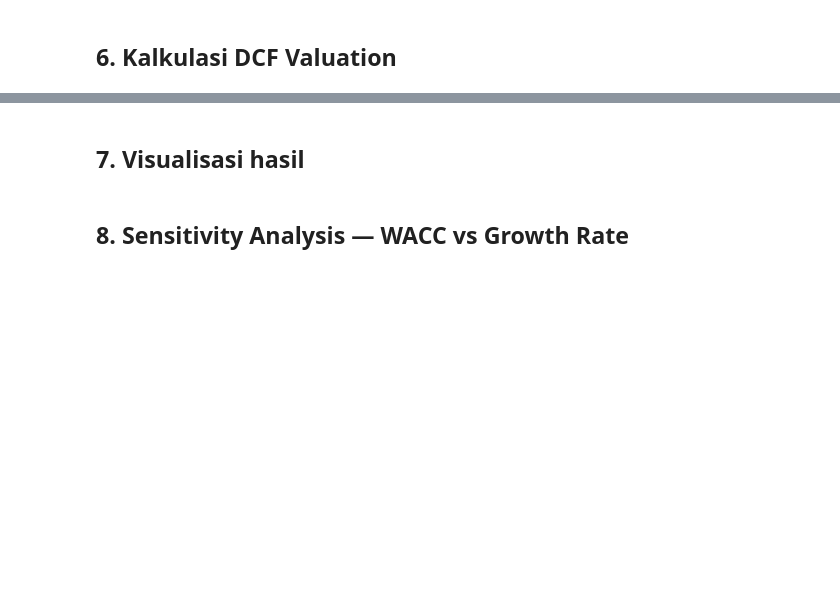
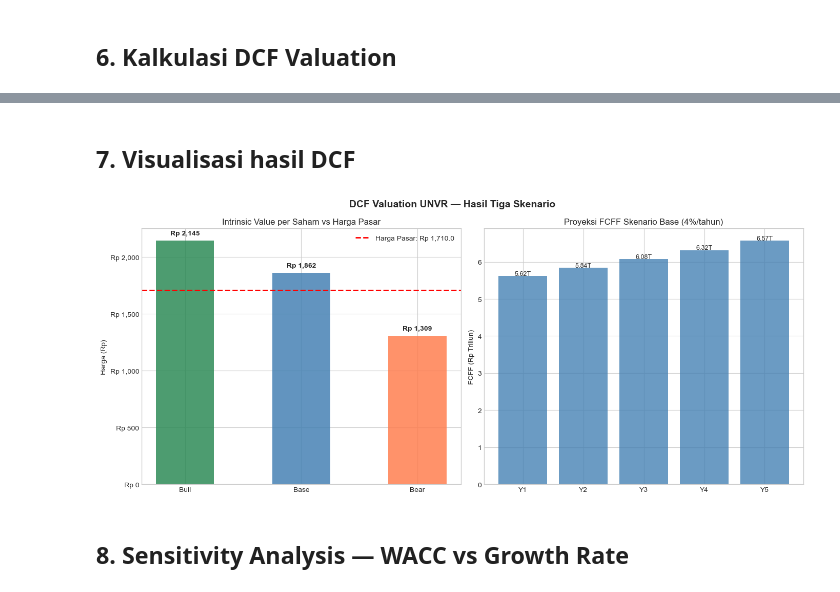
Before and after one commit to ArmandyaDanu/econ-portfolio, a Jupyter notebook: notebooks/04_unvr_dcf_valuation.ipynb, the cells around one changed output, grey strips where cells are left out. Cells and saved outputs as stored; diff of their text form; code cells hidden in the pictures; blank space fills up the shorter version.

```diff
--- a/notebooks/04_unvr_dcf_valuation.ipynb
+++ b/notebooks/04_unvr_dcf_valuation.ipynb
@@ -309,39 +347,39 @@ for scenario in scenarios:
 # %% [markdown]
-## 7. Visualisasi hasil
+## 7. Visualisasi hasil DCF
 # %%
 fig, axes = plt.subplots(1, 2, figsize=(14, 6))
 fig.suptitle('DCF Valuation UNVR — Hasil Tiga Skenario', fontsize=14, fontweight='bold')
 
 # Plot 1: Intrinsic value vs harga pasar
-scenario_names  = list(scenarios.keys())
-intrinsic_values = [results[s]['intrinsic_value'] for s in scenario_names]
+names  = list(scenarios.keys())
+values = [results[s]['intrinsic_value'] for s in names]
 colors = ['seagreen', 'steelblue', 'coral']
 
-bars = axes[0].bar(scenario_names, intrinsic_values, color=colors, alpha=0.85, width=0.5)
-axes[0].axhline(y=current_price, color='red', linestyle='--', linewidth=2,
-                label=f'Harga Pasar: Rp {current_price:,}')
+bars = axes[0].bar(names, values, color=colors, alpha=0.85, width=0.5)
+axes[0].axhline(y=current_price, color='red', linestyle='--',
+                linewidth=2, label=f'Harga Pasar: Rp {current_price:,}')
 axes[0].set_title('Intrinsic Value per Saham vs Harga Pasar')
 axes[0].set_ylabel('Harga (Rp)')
-axes[0].yaxis.set_major_formatter(mticker.FuncFormatter(lambda x, p: f'Rp {x:,.0f}'))
+axes[0].yaxis.set_major_formatter(mticker.FuncFormatter(lambda x,p: f'Rp {x:,.0f}'))
 axes[0].legend()
-for bar, val in zip(bars, intrinsic_values):
-    axes[0].text(bar.get_x() + bar.get_width()/2, bar.get_height() + 100,
+for bar, val in zip(bars, values):
+    axes[0].text(bar.get_x()+bar.get_width()/2, bar.get_height()+50,
                 f'Rp {val:,.0f}', ha='center', fontsize=10, fontweight='bold')
 
-# Plot 2: Proyeksi FCFF Base scenario
+# Plot 2: Proyeksi FCFF Base
 proj_years = [f'Y{i}' for i in range(1, PROJECTION_YEARS+1)]
 proj_fcff  = [f/1e12 for f in results['Base']['projected_fcff']]
-
 axes[1].bar(proj_years, proj_fcff, color='steelblue', alpha=0.8)
-axes[1].set_title(f'Proyeksi FCFF — Skenario Base (growth {scenarios["Base"]:.0%}/tahun)')
+axes[1].set_title(f'Proyeksi FCFF Skenario Base ({scenarios["Base"]:.0%}/tahun)')
 axes[1].set_ylabel('FCFF (Rp Triliun)')
-axes[1].set_xlabel('Tahun Proyeksi')
 for i, v in enumerate(proj_fcff):
-    axes[1].text(i, v + 0.05, f'{v:.2f}T', ha='center', fontsize=9)
+    axes[1].text(i, v+0.02, f'{v:.2f}T', ha='center', fontsize=9)
 
 plt.tight_layout()
 plt.savefig('../outputs/figures/04_unvr_dcf_valuation.png', dpi=150, bbox_inches='tight')
 plt.show()
+# %% [output]
+[figure, added]
 # %% [markdown]
 ## 8. Sensitivity Analysis — WACC vs Growth Rate
 # %%
```
Also changed, not shown: parts of 28 cells of this notebook, 1 other file.
